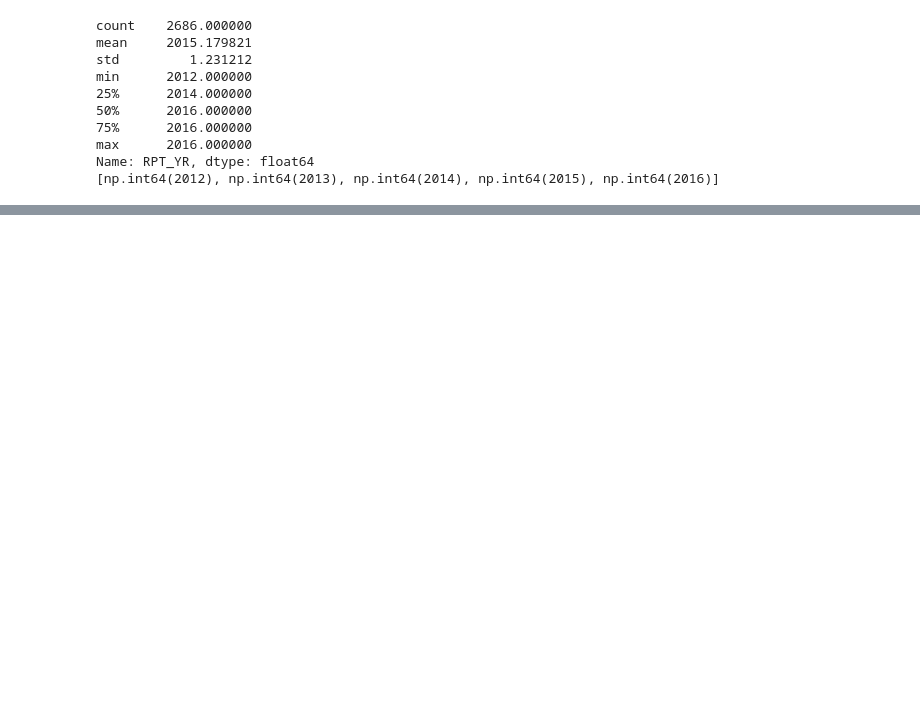
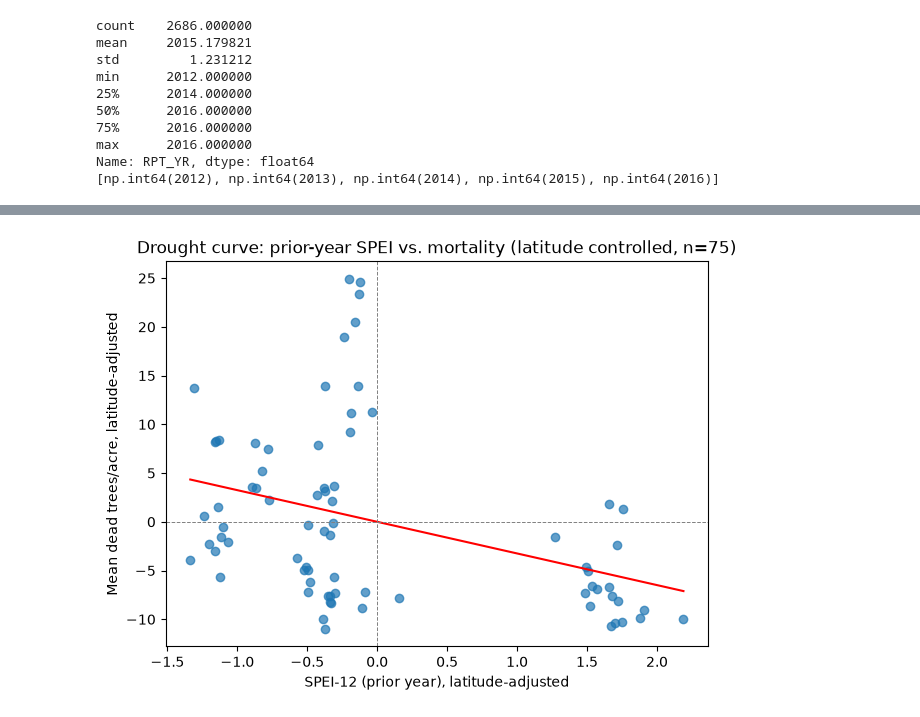
Before and after one commit to ada-th25/climate_impact_curves, a Jupyter notebook: notebooks/06_usfs_ads_pilot.ipynb, the cells around one changed output, grey strips where cells are left out. Drawn from its saved outputs; the diff is of its cells as text; code cells hidden in the pictures; blank space fills up the shorter version.

Commit message:
SPEI vs mortality

```diff
--- a/notebooks/06_usfs_ads_pilot.ipynb
+++ b/notebooks/06_usfs_ads_pilot.ipynb
@@ -679,3 +679,12 @@ min      2012.000000
 max      2016.000000
 Name: RPT_YR, dtype: float64
 [np.int64(2012), np.int64(2013), np.int64(2014), np.int64(2015), np.int64(2016)]
+# %%
+def get_spei_for_year(lat, lon, year):
+    val = (
+        spei_ds["spei"]
+        .sel(lat=lat, lon=lon, method="nearest")
+        .sel(time=slice(f"{year}-01-01", f"{year}-12-31"))
+        .mean()
+    )
+    return float(val)
@@ -681,0 +737,16 @@ Name: RPT_YR, dtype: float64
+# %%
+panel["lat"] = [c[0] for c in panel["cell"]]
+panel["lon"] = [c[1] for c in panel["cell"]]
+panel["lat_sq"] = panel["lat"] ** 2
+
+import statsmodels.api as sm
+
+print("=== same-year SPEI ===")
+X_same = sm.add_constant(panel[["spei_same_year", "lat", "lat_sq"]])
+model_same = sm.OLS(panel["mean_tpa"], X_same).fit()
+print(model_same.summary())
+
+print("\n=== lag-1 SPEI ===")
+X_lag1 = sm.add_constant(panel[["spei_lag1", "lat", "lat_sq"]])
+model_lag1 = sm.OLS(panel["mean_tpa"], X_lag1).fit()
+print(model_lag1.summary())
@@ -681,0 +794,22 @@ Name: RPT_YR, dtype: float64
+# %%
+# residualize mean_tpa against latitude only
+lat_X = sm.add_constant(panel[["lat", "lat_sq"]])
+resid_tpa = sm.OLS(panel["mean_tpa"], lat_X).fit().resid
+
+# residualize spei_lag1 against latitude only (same covariates)
+resid_spei = sm.OLS(panel["spei_lag1"], lat_X).fit().resid
+
+plt.figure(figsize=(7,5))
+plt.scatter(resid_spei, resid_tpa, alpha=0.7)
+slope, intercept = np.polyfit(resid_spei, resid_tpa, 1)
+xs = np.linspace(resid_spei.min(), resid_spei.max(), 50)
+plt.plot(xs, slope*xs + intercept, color="red")
+plt.xlabel("SPEI-12 (prior year), latitude-adjusted")
+plt.ylabel("Mean dead trees/acre, latitude-adjusted")
+plt.title("Drought curve: prior-year SPEI vs. mortality (latitude controlled, n=75)")
+plt.axhline(0, color="grey", linestyle="--", linewidth=0.7)
+plt.axvline(0, color="grey", linestyle="--", linewidth=0.7)
+plt.savefig("../data/raw/drought_partial_regression_lag1.png", dpi=150)
+plt.show()
+# %% [output]
+[figure, added]
```
Also changed, not shown: parts of 6 cells of this notebook.
